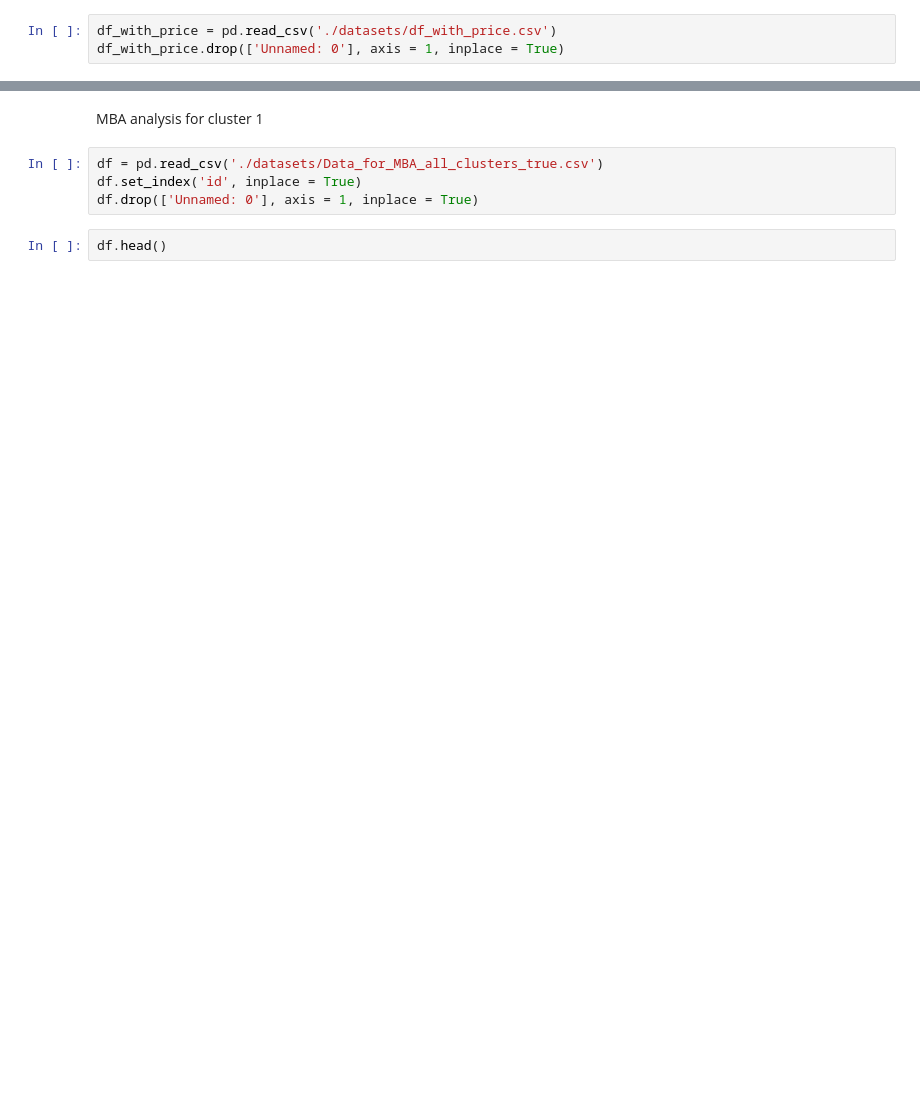
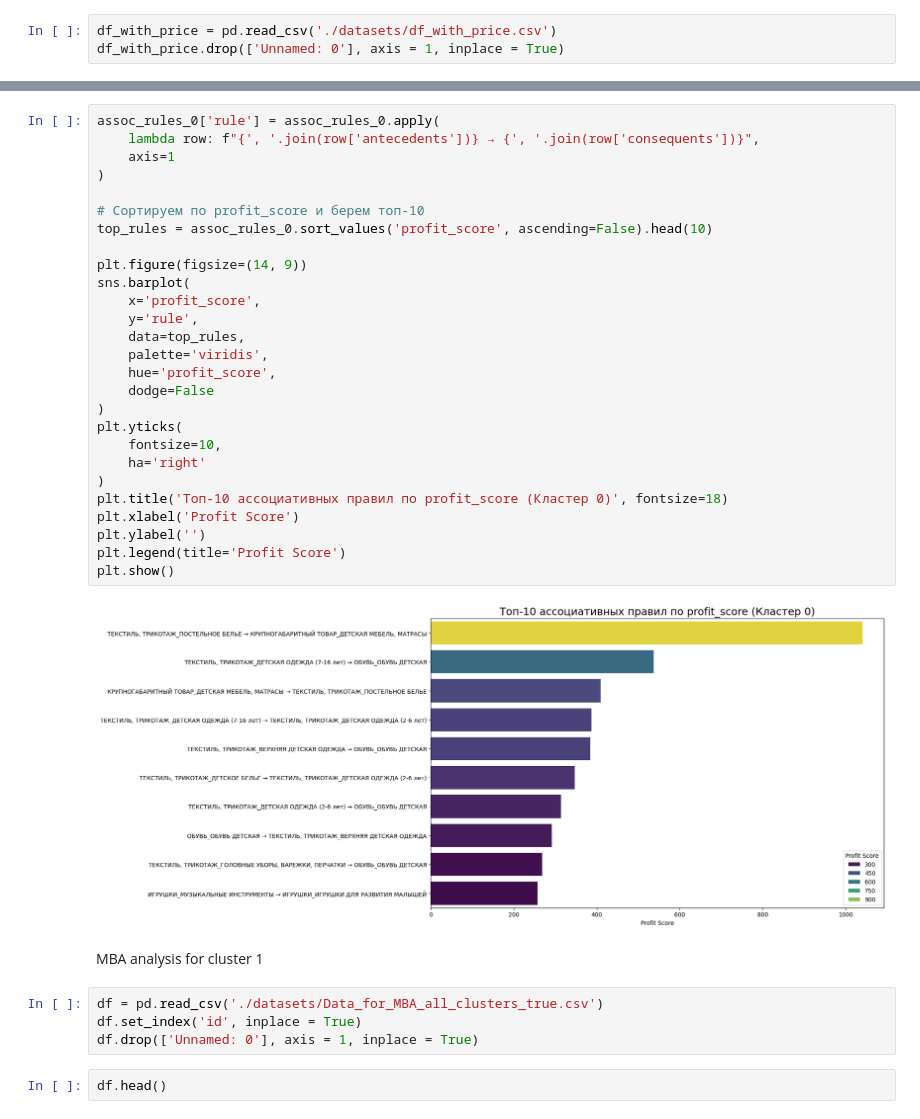
Before and after one commit to danzhukk/project-clusters, a Jupyter notebook: MBA_analysis_for_each_clusters.ipynb, the cells around one changed output, grey strips where cells are left out. Saved outputs shown, nothing was run; the diff lists cells and outputs as text; blank space fills up the shorter version.

Commit message:
add_visualisation_for_MBA

```diff
--- a/MBA_analysis_for_each_clusters.ipynb
+++ b/MBA_analysis_for_each_clusters.ipynb
@@ -194,6 +195,35 @@ recommend_df_0.head()
 | 11 | 55574853-48495251575376 | ТЕКСТИЛЬ, ТРИКОТАЖ_ПОСТЕЛЬНОЕ БЕЛЬЕ | КРУПНОГАБАРИТНЫЙ ТОВАР_ДЕТСКАЯ МЕ... | 0.312 | 3.595879 | 927.23092 | 1040.273519 |
 | 12 | 55574854-51534848565771 | ТЕКСТИЛЬ, ТРИКОТАЖ_ПОСТЕЛЬНОЕ БЕЛЬЕ | КРУПНОГАБАРИТНЫЙ ТОВАР_ДЕТСКАЯ МЕ... | 0.312 | 3.595879 | 927.23092 | 1040.273519 |
 | 13 | 55574854-56495356485177 | ТЕКСТИЛЬ, ТРИКОТАЖ_ПОСТЕЛЬНОЕ БЕЛЬЕ | КРУПНОГАБАРИТНЫЙ ТОВАР_ДЕТСКАЯ МЕ... | 0.312 | 3.595879 | 927.23092 | 1040.273519 |
+# %%
+assoc_rules_0['rule'] = assoc_rules_0.apply(
+    lambda row: f"{', '.join(row['antecedents'])} → {', '.join(row['consequents'])}",
+    axis=1
+)
+
+# Сортируем по profit_score и берем топ-10
+top_rules = assoc_rules_0.sort_values('profit_score', ascending=False).head(10)
+
+plt.figure(figsize=(14, 9))
+sns.barplot(
+    x='profit_score',
+    y='rule',
+    data=top_rules,
+    palette='viridis',
+    hue='profit_score',
+    dodge=False
+)
+plt.yticks(
+    fontsize=10,
+    ha='right'
+)
+plt.title('Топ-10 ассоциативных правил по profit_score (Кластер 0)', fontsize=18)
+plt.xlabel('Profit Score')
+plt.ylabel('')
+plt.legend(title='Profit Score')
+plt.show()
+# %% [output]
+[figure, added]
 # %% [markdown]
 MBA analysis for cluster 1
 # %%
```
Also changed, not shown: parts of 7 cells of this notebook.
